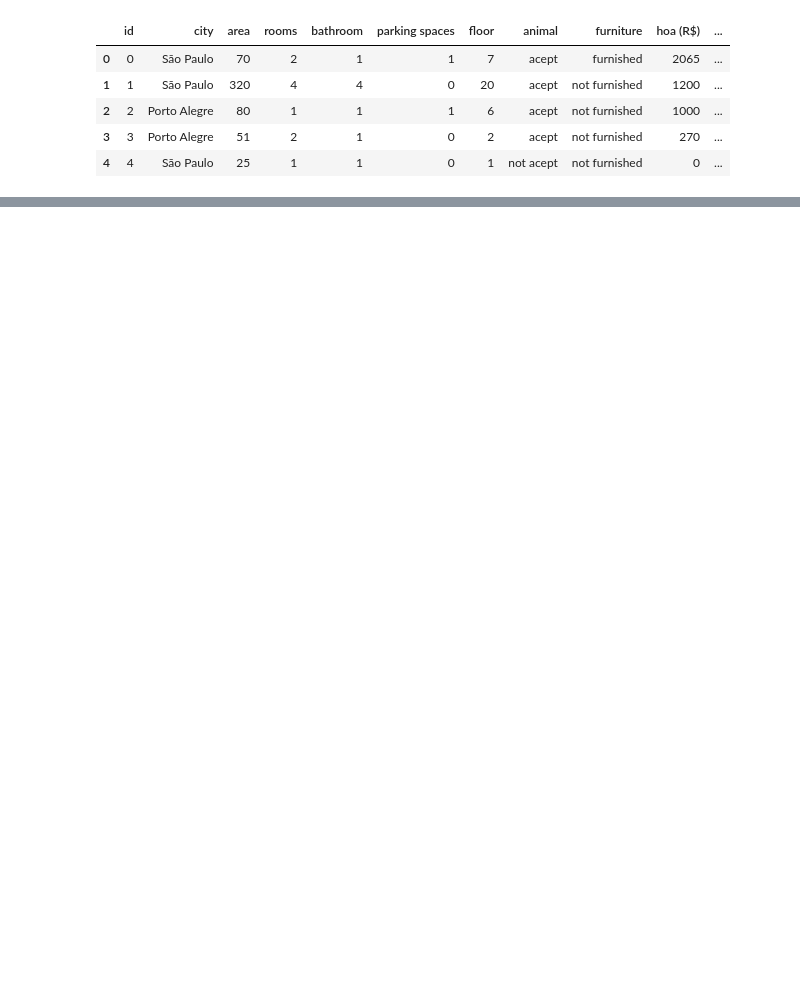
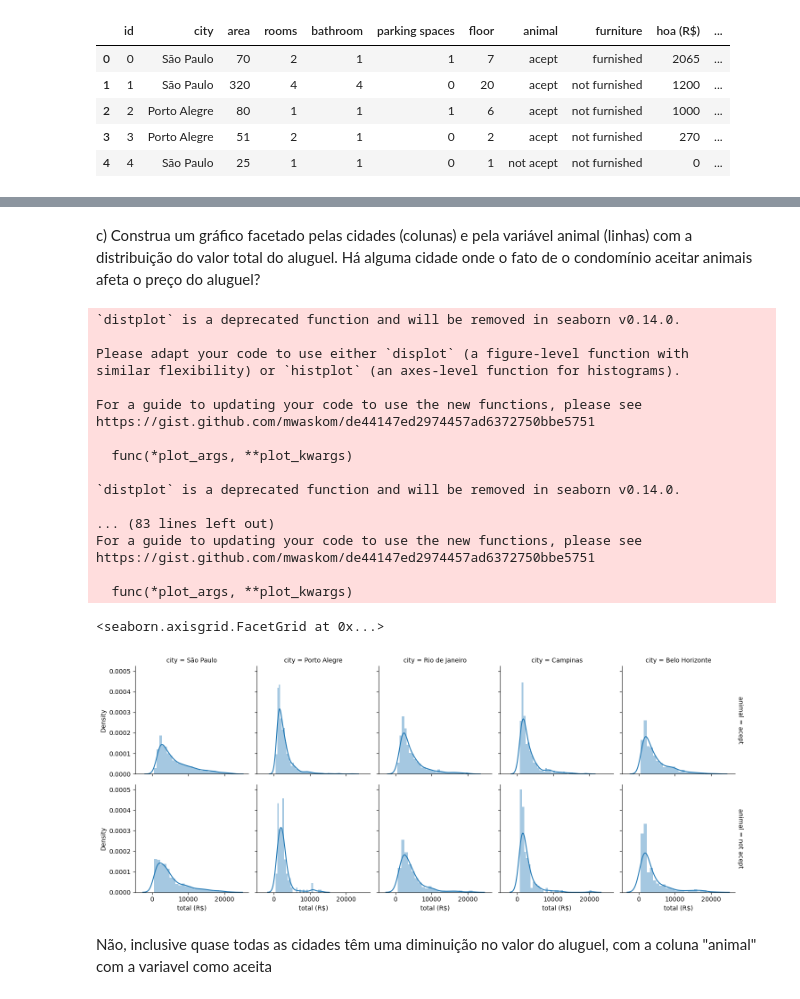
Before and after one commit to alexandrekowa/desafio_semana6_ua1, a Jupyter notebook: main.ipynb, the cells around one changed output, grey strips where cells are left out. Drawn from its saved outputs; the diff is of its cells as text; code cells hidden in the pictures; blank space fills up the shorter version.

```diff
--- a/main.ipynb
+++ b/main.ipynb
@@ -16,0 +79,28 @@ df.head()
+# %% [markdown]
+c) Construa um gráfico facetado pelas cidades (colunas) e pela variável animal (linhas) com a distribuição do valor total do aluguel. Há alguma cidade onde o fato de o condomínio aceitar animais afeta o preço do aluguel?
+# %%
+facet = sns.FacetGrid(df, row="animal", col="city", margin_titles=True)
+
+facet.map(sns.distplot, "total (R$)").add_legend()
+# %% [output]
+`distplot` is a deprecated function and will be removed in seaborn v0.14.0.
+
+Please adapt your code to use either `displot` (a figure-level function with
+similar flexibility) or `histplot` (an axes-level function for histograms).
+
+For a guide to updating your code to use the new functions, please see
+https://gist.github.com/mwaskom/de44147ed2974457ad6372750bbe5751
+
+  func(*plot_args, **plot_kwargs)
+
+`distplot` is a deprecated function and will be removed in seaborn v0.14.0.
+
+... (83 lines left out)
+For a guide to updating your code to use the new functions, please see
+https://gist.github.com/mwaskom/de44147ed2974457ad6372750bbe5751
+
+  func(*plot_args, **plot_kwargs)
+<seaborn.axisgrid.FacetGrid at 0x...>
+[figure, added]
+# %% [markdown]
+Não, inclusive quase todas as cidades têm uma diminuição no valor do aluguel, com a coluna "animal" com a variavel como aceita
```
Also changed, not shown: parts of 7 cells of this notebook.
